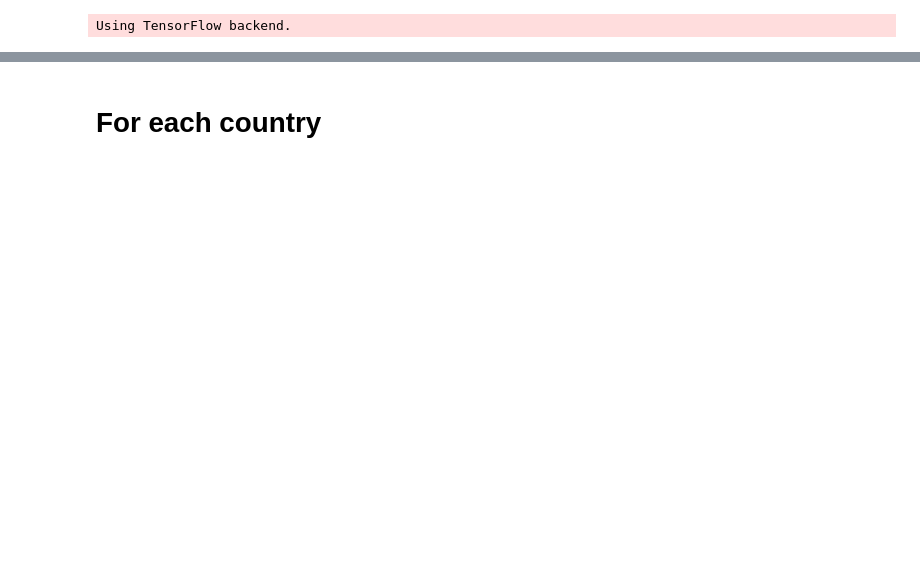
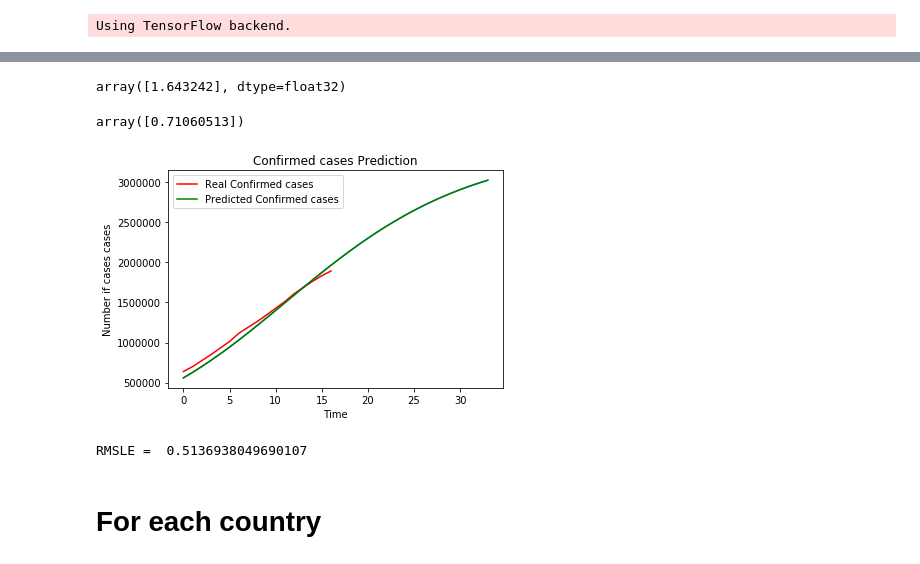
Before and after one commit to Aveek-Saha/CovidAnalysis, a Jupyter notebook: LSTM_modeling.ipynb, the cells around one changed output, grey strips where cells are left out. Cells and saved outputs as stored; diff of their text form; code cells hidden in the pictures; blank space fills up the shorter version.

Commit message:
Predict based on previous predictions

```diff
--- a/LSTM_modeling.ipynb
+++ b/LSTM_modeling.ipynb
@@ -193,0 +324,12 @@ print("RMSLE = ", np.sqrt(np.mean(np.square(np.log(pred_conf + 1) - np.log(real_
+# %%
+inp_pred[0]
+# %% [output]
+array([1.643242], dtype=float32)
+# %%
+inp = list(inp[0])
+inp.pop(0)
+# %% [output]
+array([0.71060513])
+# %%
+inp.append(inp_pred)
+# inp
@@ -194,3 +338,35 @@ print("RMSLE = ", np.sqrt(np.mean(np.square(np.log(pred_conf + 1) - np.log(real_
+# %%
+def gen_pred(inp, num):
+    preds = []
+    for n in range(num):
+        inp = np.array([inp])
+        inp_pred = model.predict(inp)
+        preds.append(list(inp_pred[0]))
+        inp = list(inp[0])
+        inp.pop(0)
+        inp.append(inp_pred)
+    return preds
+# %%
+res = gen_pred(X_train[-1], len(real_conf)*2)
+# res
+# %%
+plt.plot(sc.inverse_transform(res))
+
+plt.plot(real_conf, color = 'red', label = 'Real Confirmed cases')
+plt.plot(sc.inverse_transform(res), color = 'green', label = 'Predicted Confirmed cases')
+plt.title('Confirmed cases Prediction')
+plt.xlabel('Time')
+plt.ylabel('Number if cases cases')
+plt.legend()
+plt.show()
+
+plt.show()
+# %% [output]
+[figure, added]
+# %%
+print("RMSLE = ", np.sqrt(np.mean(np.square(np.log(sc.inverse_transform(res) + 1) - np.log(real_conf + 1)))))
+# %% [output]
+RMSLE =  0.5136938049690107
 # %% [markdown]
 # For each country
 # %%
```
Also changed, not shown: parts of 40 cells of this notebook, 1 other file.
